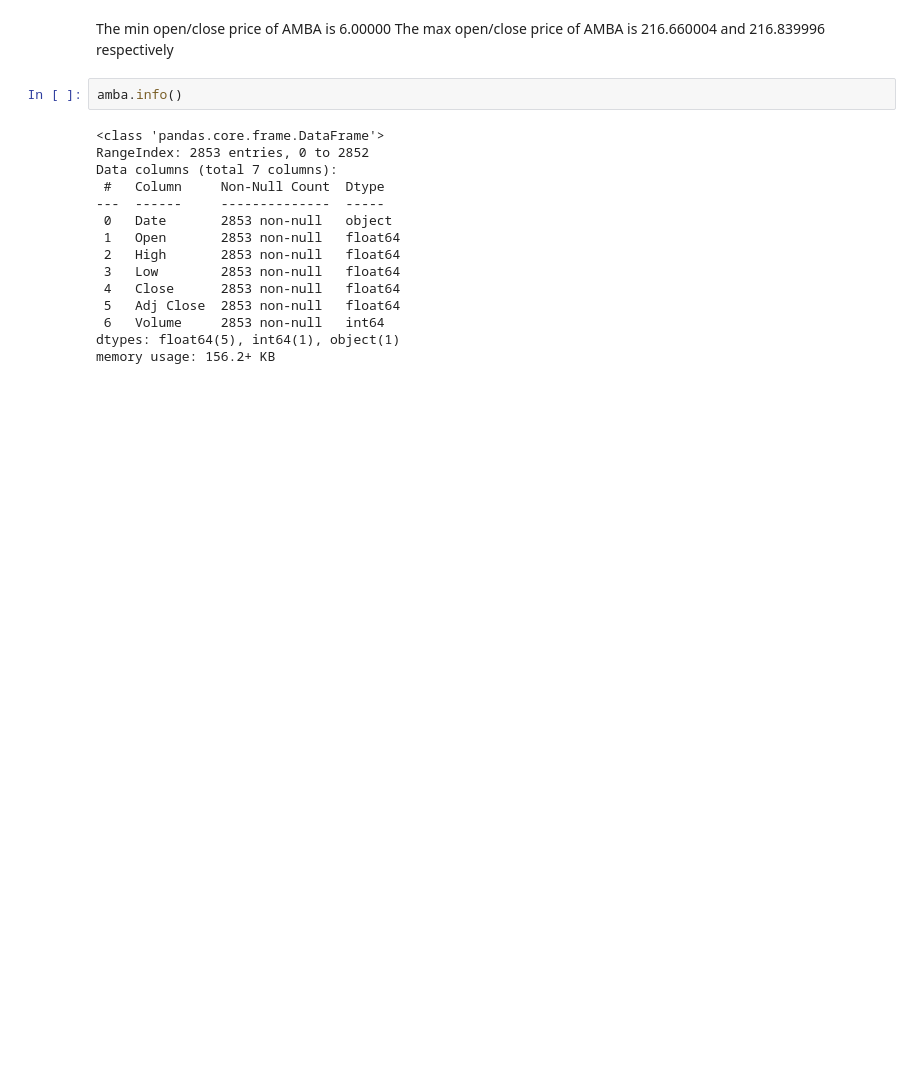
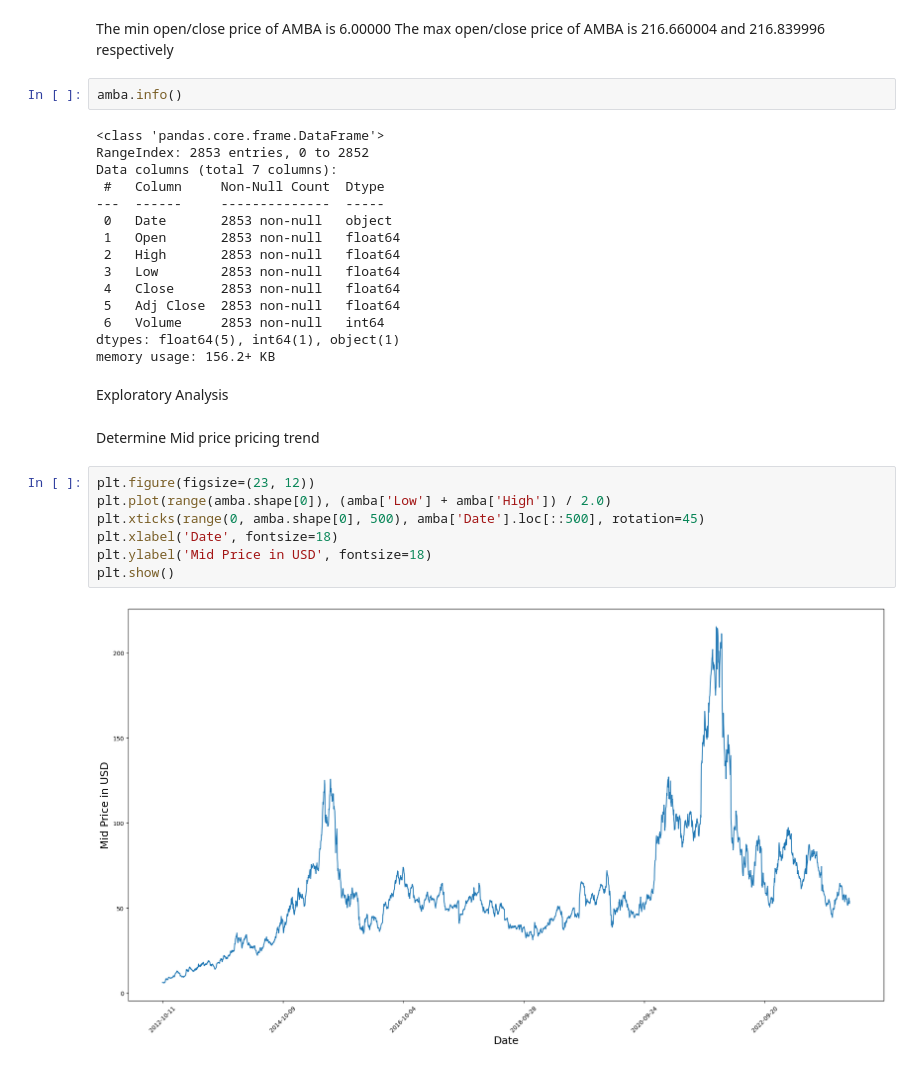
Before and after one commit to aMetini/Stock_Prediction, a Jupyter notebook: stock_price_predictor.ipynb, the cells around one changed output. Cells and saved outputs as stored; diff of their text form; blank space fills up the shorter version.

Commit message:
added data visualizations

```diff
--- a/stock_price_predictor.ipynb
+++ b/stock_price_predictor.ipynb
@@ -47,3 +50,16 @@ Data columns (total 7 columns):
  6   Volume     2853 non-null   int64
 dtypes: float64(5), int64(1), object(1)
 memory usage: 156.2+ KB
+# %% [markdown]
+Exploratory Analysis
+# %% [markdown]
+Determine Mid price pricing trend
+# %%
+plt.figure(figsize=(23, 12))
+plt.plot(range(amba.shape[0]), (amba['Low'] + amba['High']) / 2.0)
+plt.xticks(range(0, amba.shape[0], 500), amba['Date'].loc[::500], rotation=45)
+plt.xlabel('Date', fontsize=18)
+plt.ylabel('Mid Price in USD', fontsize=18)
+plt.show()
+# %% [output]
+[figure, added]
```
Also changed, not shown: parts of 7 cells of this notebook.
